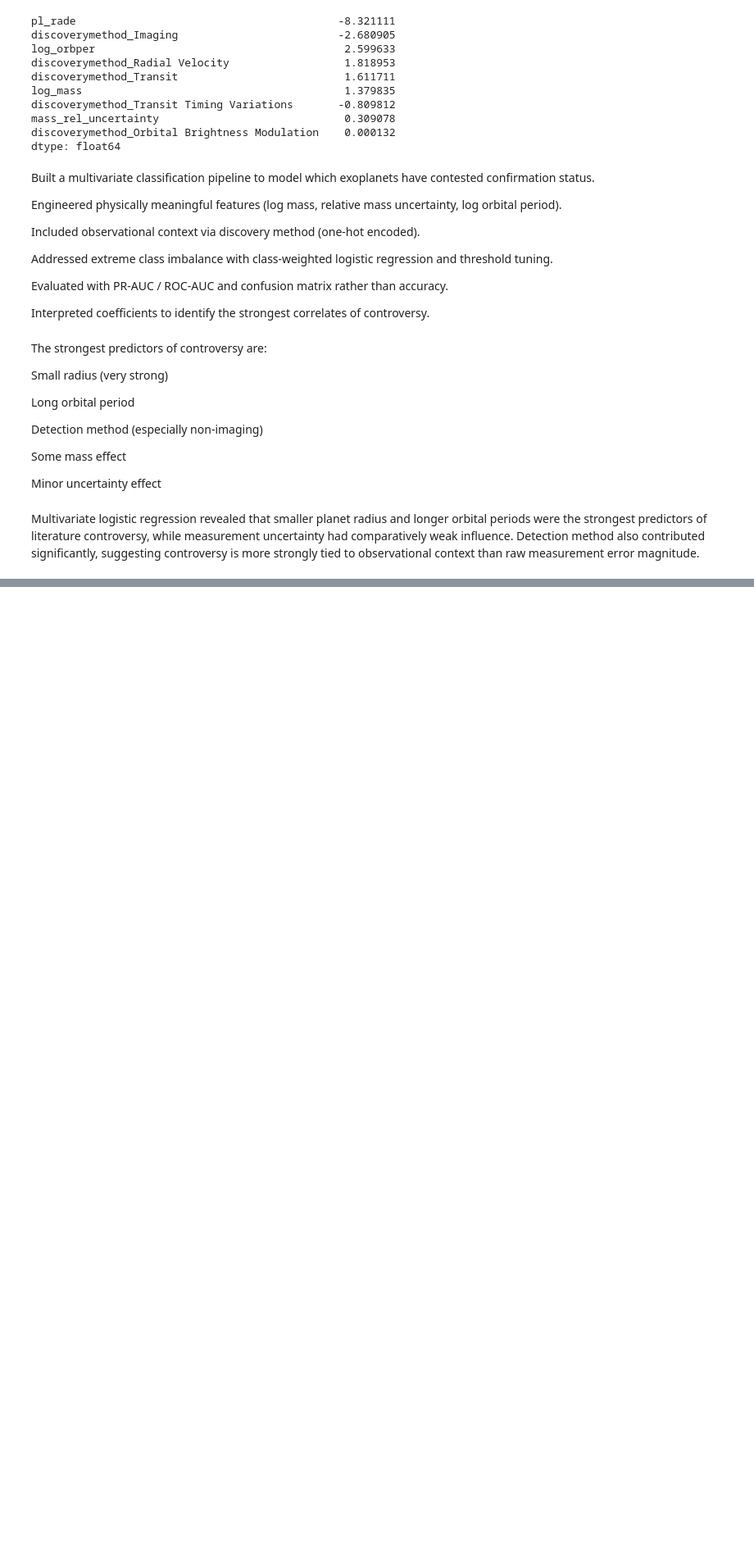
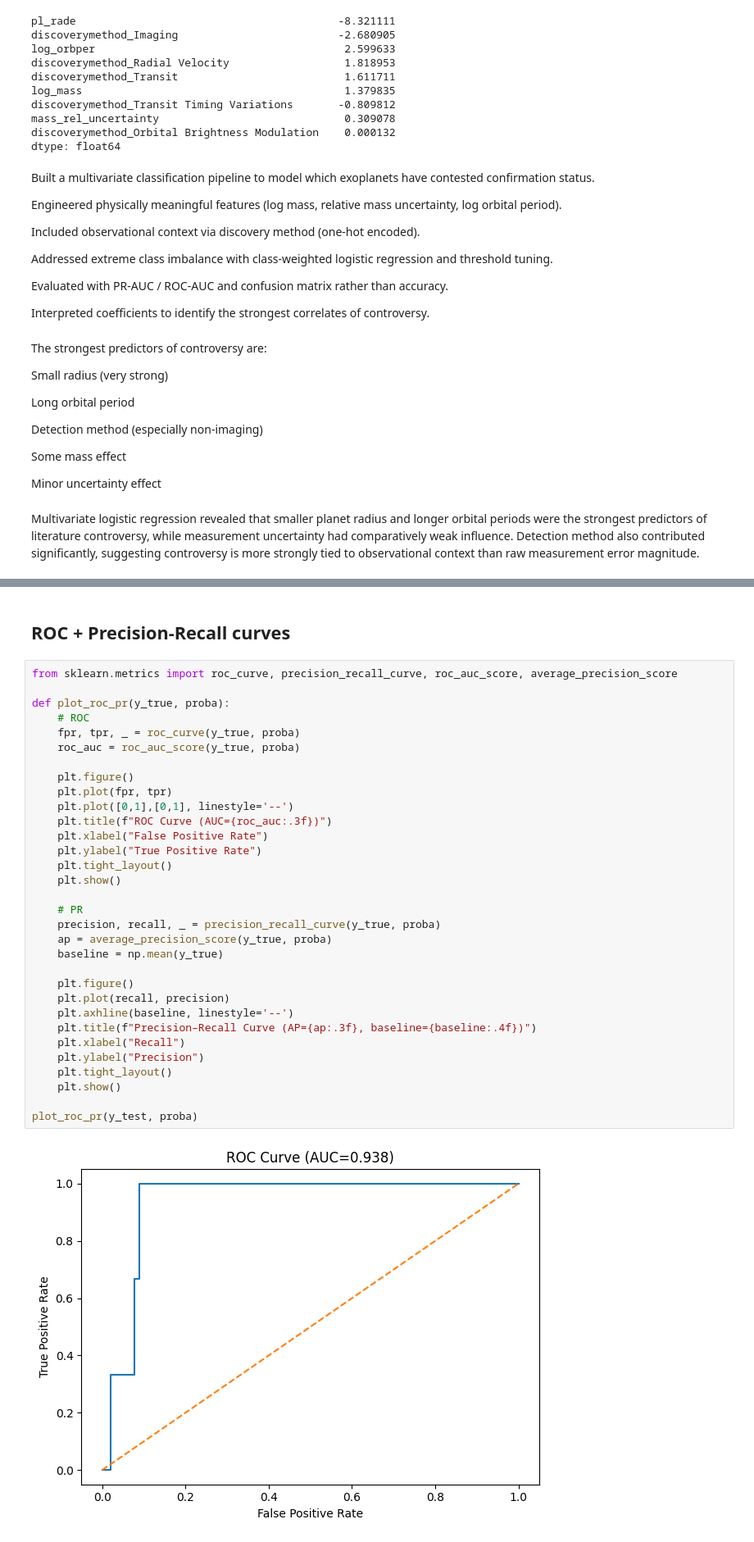
Before and after one commit to danielbnhz/exoplanet-statistical-study, a Jupyter notebook: notebooks/exoplanet-analysis.ipynb, the cells around one changed output, grey strips where cells are left out. Shown at 82% size. Saved outputs shown, nothing was run; the diff lists cells and outputs as text; blank space fills up the shorter version.

```diff
--- a/notebooks/exoplanet-analysis.ipynb
+++ b/notebooks/exoplanet-analysis.ipynb
@@ -379,0 +458,36 @@ Multivariate logistic regression revealed that smaller planet radius and longer
+# %% [markdown]
+## ROC + Precision-Recall curves
+# %%
+from sklearn.metrics import roc_curve, precision_recall_curve, roc_auc_score, average_precision_score
+
+def plot_roc_pr(y_true, proba):
+    # ROC
+    fpr, tpr, _ = roc_curve(y_true, proba)
+    roc_auc = roc_auc_score(y_true, proba)
+
+    plt.figure()
+    plt.plot(fpr, tpr)
+    plt.plot([0,1],[0,1], linestyle='--')
+    plt.title(f"ROC Curve (AUC={roc_auc:.3f})")
+    plt.xlabel("False Positive Rate")
+    plt.ylabel("True Positive Rate")
+    plt.tight_layout()
+    plt.show()
+
+    # PR
+    precision, recall, _ = precision_recall_curve(y_true, proba)
+    ap = average_precision_score(y_true, proba)
+    baseline = np.mean(y_true)
+
+    plt.figure()
+    plt.plot(recall, precision)
+    plt.axhline(baseline, linestyle='--')
+    plt.title(f"Precision–Recall Curve (AP={ap:.3f}, baseline={baseline:.4f})")
+    plt.xlabel("Recall")
+    plt.ylabel("Precision")
+    plt.tight_layout()
+    plt.show()
+
+plot_roc_pr(y_test, proba)
+# %% [output]
+[figure, added]
```
Also changed, not shown: parts of 10 cells of this notebook.
